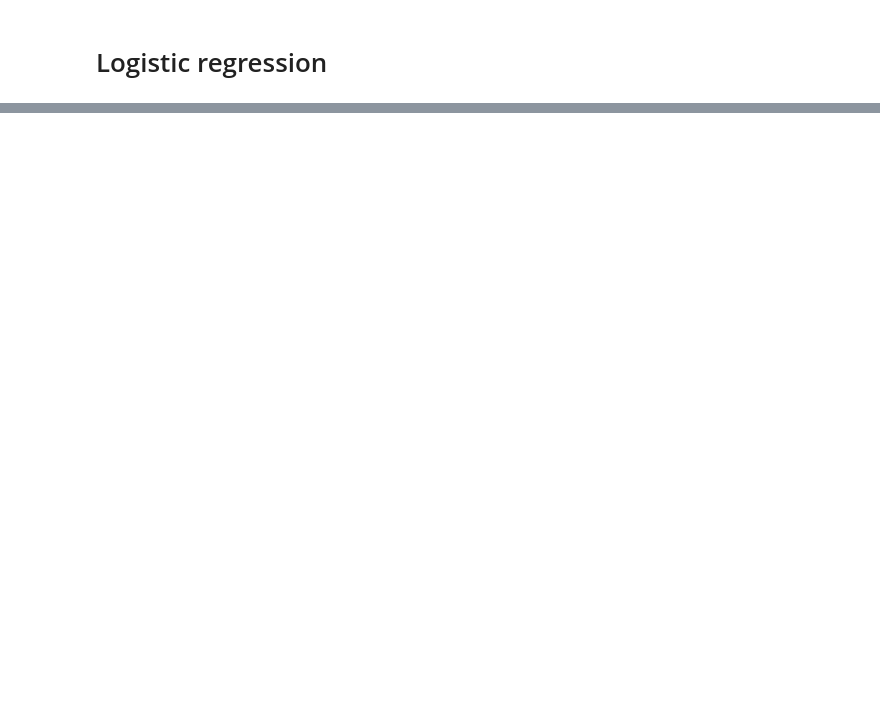
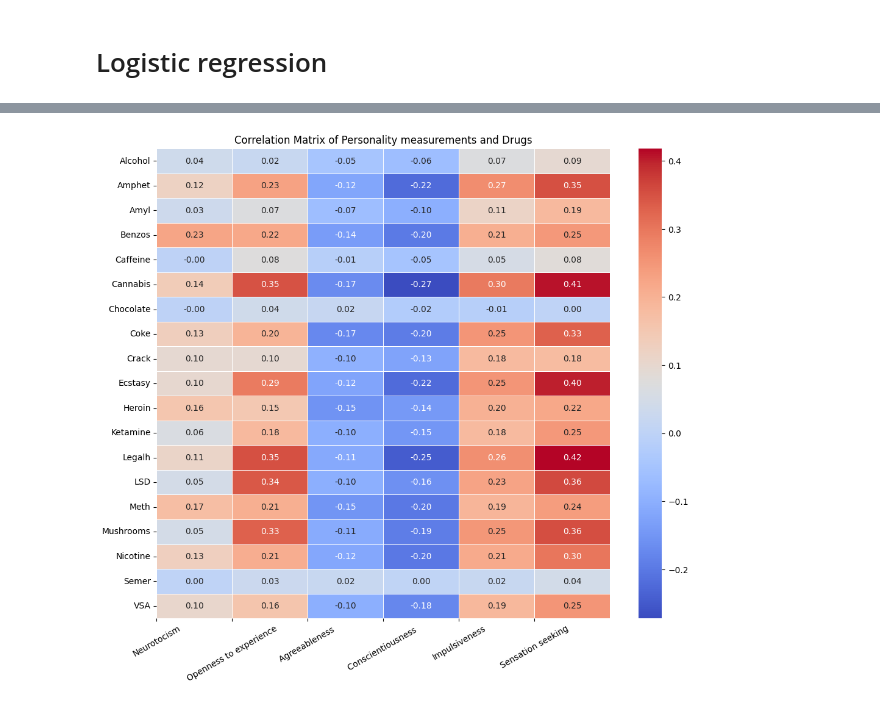
Before and after one commit to TiberioZ/Python-for-Data-Analyse, a Jupyter notebook: APP/Notebooks/train_test.Ipynb, the cells around one changed output, grey strips where cells are left out. Drawn from its saved outputs; the diff is of its cells as text; code cells hidden in the pictures; blank space fills up the shorter version.

```diff
--- a/APP/Notebooks/train_test.Ipynb
+++ b/APP/Notebooks/train_test.Ipynb
@@ -276,0 +329,32 @@ Accuracy: 0.8143
+# %%
+import pandas as pd
+import seaborn as sns
+import matplotlib.pyplot as plt
+
+# Assuming your data is in a DataFrame named 'df'
+# If not, you can read your data into a DataFrame using pd.read_csv or another appropriate method
+# For example: df = pd.read_csv('your_dataset.csv')
+
+# Specify the features and drugs you're interested in
+features = ['Nscore', 'Oscore', 'Ascore', 'Cscore','Impulsive',	'SS']
+drugs = ['Alcohol', 'Amphet', 'Amyl', 'Benzos', 'Caffeine', 'Cannabis', 'Chocolate', 'Coke', 'Crack', 'Ecstasy', 'Heroin', 'Ketamine', 'Legalh', 'LSD', 'Meth', 'Mushrooms', 'Nicotine', 'Semer', 'VSA']
+
+# Extract the relevant columns from the DataFrame
+selected_columns = features + drugs
+subset_df = df[selected_columns]
+
+# Calculate the correlation matrix
+correlation_matrix = subset_df.corr()
+
+# Transpose the correlation matrix
+feature_drug_correlations = correlation_matrix.loc[drugs, features]
+
+label_features=['Neurotocism','Openness to experience', 'Agreeableness ', 'Conscientiousness ','Impulsiveness',	'Sensation seeking']
+# Plot the correlation matrix using seaborn
+plt.figure(figsize=(12, 10))
+sns.heatmap(feature_drug_correlations, annot=True, cmap='coolwarm', fmt=".2f", linewidths=0.5)
+plt.title('Correlation Matrix of Personality measurements and Drugs')
+plt.xticks(ticks=range(len(label_features)), labels=label_features, rotation=30)
+plt.show()
+# %% [output]
+[figure, added]
```
Also changed, not shown: parts of 28 cells of this notebook, 2 other files.
